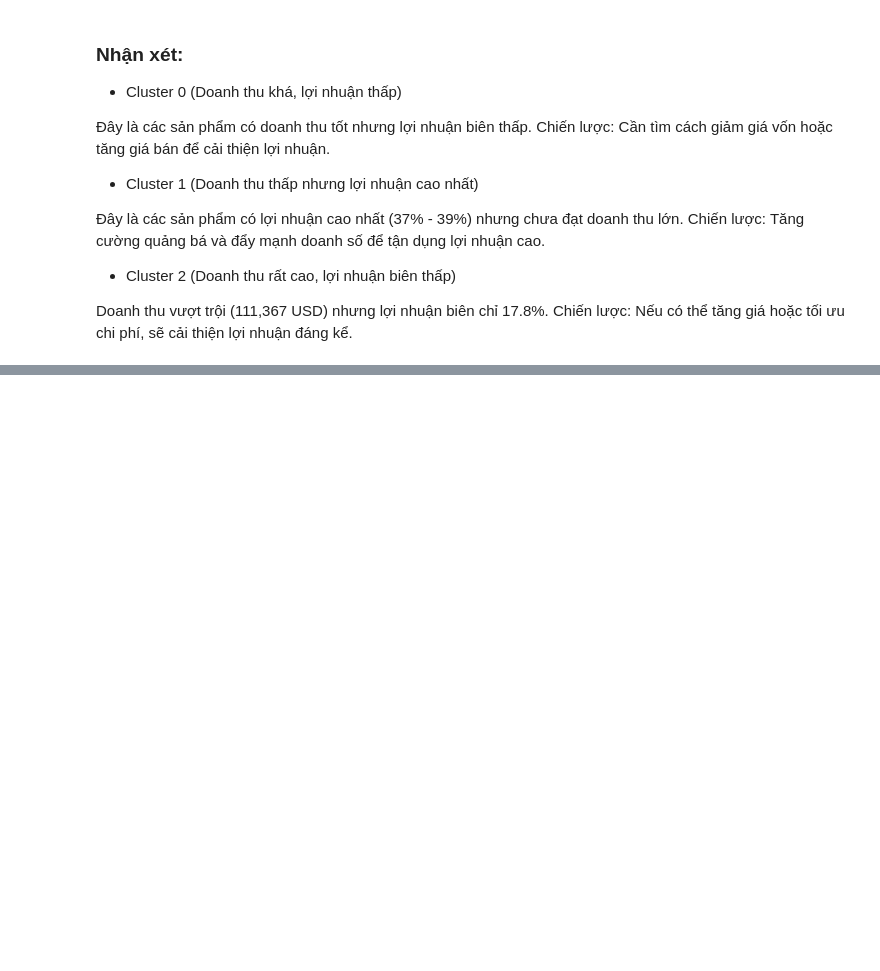
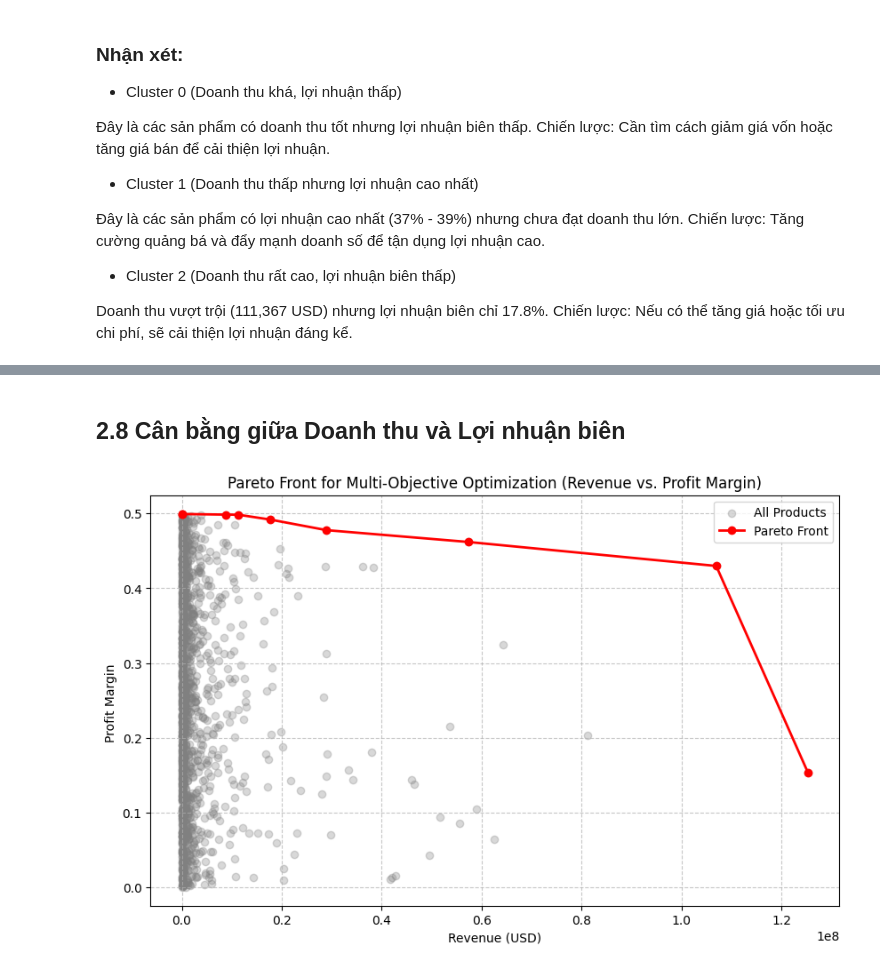
Before and after one commit to HaiAu2501/Try-Some-Models, a Jupyter notebook: tasks/3.ipynb, the cells around one changed output, grey strips where cells are left out. Drawn from its saved outputs; the diff is of its cells as text; code cells hidden in the pictures; blank space fills up the shorter version.

```diff
--- a/tasks/3.ipynb
+++ b/tasks/3.ipynb
@@ -627,0 +714,67 @@ Chiến lược: Nếu có thể tăng giá hoặc tối ưu chi phí, sẽ cả
+# %% [markdown]
+## 2.8 Cân bằng giữa Doanh thu và Lợi nhuận biên
+# %%
+# Re-import necessary libraries since execution state was reset
+import numpy as np
+import matplotlib.pyplot as plt
+from scipy.spatial import ConvexHull
+from dataflow import df_train, df_test, df_geography, df_product
+
+# Kết nối dữ liệu
+df = df_train.merge(df_geography, on='Zip', how='left').merge(df_product, on='ProductID', how='left')
+
+# Simulate dataset (since previous data was lost)
+np.random.seed(42)
+
+# Xác định số lượng mẫu ngẫu nhiên để tối ưu tốc độ xử lý
+# Xác định số lượng mẫu tối ưu để giảm thời gian chạy
+sample_size = len(df)  # Lấy tối đa 5000 dòng để tăng tốc xử lý
+
+# Lọc dữ liệu chỉ chứa các cột cần thiết và loại bỏ giá trị NaN
+df_pareto = df[["ProductID", "Revenue", "COGS"]].dropna()
+
+# Nhóm dữ liệu theo ProductID để xử lý trùng lặp
+df_pareto = df_pareto.groupby("ProductID").agg({
+    "Revenue": "sum",  # Tổng doanh thu của mỗi sản phẩm
+    "COGS": "sum"  # Tổng vốn
+}).reset_index()
+
+# Tính toán Profit Margin
+df_pareto["Profit_Margin"] = (df_pareto["Revenue"] - df_pareto["COGS"]) / df_pareto["Revenue"]
+
+
+
+# Loại bỏ các giá trị không hợp lệ (nếu có)
+df_pareto = df_pareto.dropna(subset=["Profit_Margin"])
+df_pareto = df_pareto[df_pareto["Profit_Margin"] >= 0]  # Chỉ giữ lại các sản phẩm có lợi nhuận dương
+
+
+
+# Compute Pareto Front using Convex Hull approach
+points = df_pareto[["Revenue", "Profit_Margin"]].values
+pareto_mask = np.ones(points.shape[0], dtype=bool)
+
+for i, point in enumerate(points):
+    pareto_mask[i] = np.all(np.any(points <= point, axis=1))
+
+pareto_front = points[pareto_mask]
+
+# Sort Pareto front for visualization
+pareto_front = pareto_front[np.argsort(pareto_front[:, 0])]
+
+# Plot Pareto Front
+plt.figure(figsize=(10, 6))
+plt.scatter(df_pareto["Revenue"], df_pareto["Profit_Margin"], color="gray", alpha=0.3, label="All Products")
+plt.plot(pareto_front[:, 0], pareto_front[:, 1], color="red", linewidth=2, label="Pareto Front", marker="o")
+
+# Labels and title
+plt.xlabel("Revenue (USD)")
+plt.ylabel("Profit Margin ")
+plt.title("Pareto Front for Multi-Objective Optimization (Revenue vs. Profit Margin)")
+plt.legend()
+plt.grid(True, linestyle="--", alpha=0.7)
+
+# Show plot
+plt.show()
+# %% [output]
+[figure, added]
```
Also changed, not shown: parts of 4 cells of this notebook.
